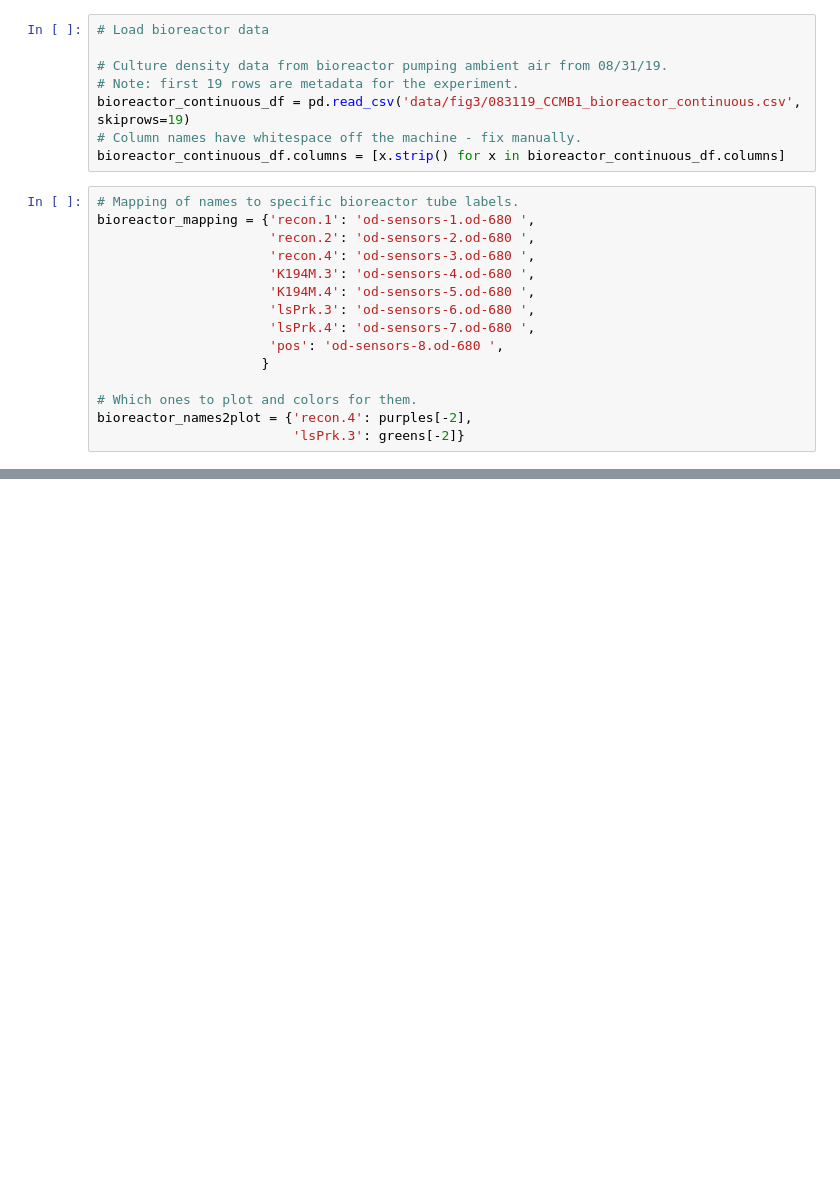
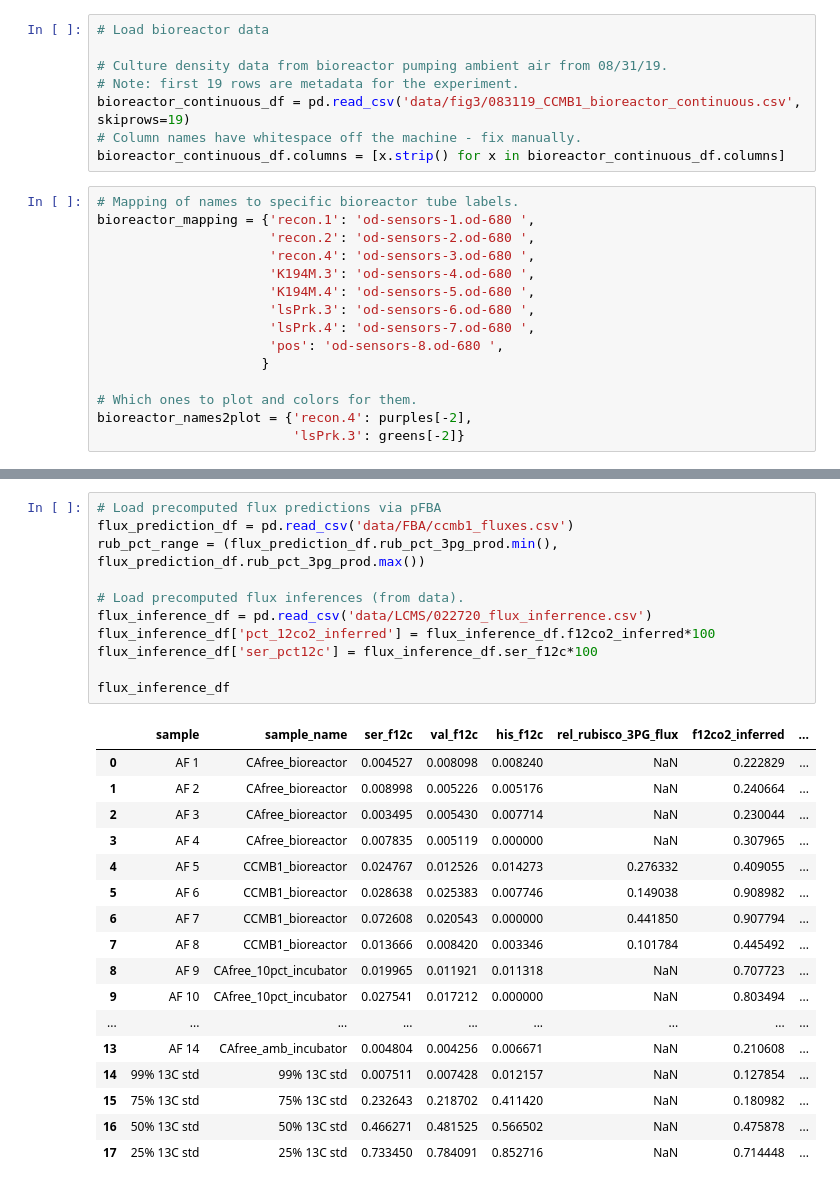
Before and after one commit to flamholz/carboxecoli, a Jupyter notebook: notebooks/Figure 3 merged.ipynb, the cells around one changed output, grey strips where cells are left out. Drawn from its saved outputs; the diff is of its cells as text; blank space fills up the shorter version.

```diff
--- a/notebooks/Figure 3 merged.ipynb
+++ b/notebooks/Figure 3 merged.ipynb
@@ -146 +50,30 @@ This is 1/48.7 of the cytosolic 12C pool
+# %%
+# Load precomputed flux predictions via pFBA
+flux_prediction_df = pd.read_csv('data/FBA/ccmb1_fluxes.csv')
+rub_pct_range = (flux_prediction_df.rub_pct_3pg_prod.min(), flux_prediction_df.rub_pct_3pg_prod.max())
+
+# Load precomputed flux inferences (from data).
+flux_inference_df = pd.read_csv('data/LCMS/022720_flux_inferrence.csv')
+flux_inference_df['pct_12co2_inferred'] = flux_inference_df.f12co2_inferred*100
+flux_inference_df['ser_pct12c'] = flux_inference_df.ser_f12c*100
+
+flux_inference_df
+# %% [output]
+|  | sample | sample_name | ser_f12c | val_f12c | his_f12c | rel_rubisco_3PG_flux | f12co2_inferred | ... |
+| 0 | AF 1 | CAfree_bioreactor | 0.004527 | 0.008098 | 0.008240 | NaN | 0.222829 | ... |
+| 1 | AF 2 | CAfree_bioreactor | 0.008998 | 0.005226 | 0.005176 | NaN | 0.240664 | ... |
+| 2 | AF 3 | CAfree_bioreactor | 0.003495 | 0.005430 | 0.007714 | NaN | 0.230044 | ... |
+| 3 | AF 4 | CAfree_bioreactor | 0.007835 | 0.005119 | 0.000000 | NaN | 0.307965 | ... |
+| 4 | AF 5 | CCMB1_bioreactor | 0.024767 | 0.012526 | 0.014273 | 0.276332 | 0.409055 | ... |
+| 5 | AF 6 | CCMB1_bioreactor | 0.028638 | 0.025383 | 0.007746 | 0.149038 | 0.908982 | ... |
+| 6 | AF 7 | CCMB1_bioreactor | 0.072608 | 0.020543 | 0.000000 | 0.441850 | 0.907794 | ... |
+| 7 | AF 8 | CCMB1_bioreactor | 0.013666 | 0.008420 | 0.003346 | 0.101784 | 0.445492 | ... |
+| 8 | AF 9 | CAfree_10pct_incubator | 0.019965 | 0.011921 | 0.011318 | NaN | 0.707723 | ... |
+| 9 | AF 10 | CAfree_10pct_incubator | 0.027541 | 0.017212 | 0.000000 | NaN | 0.803494 | ... |
+| ... | ... | ... | ... | ... | ... | ... | ... | ... |
+| 13 | AF 14 | CAfree_amb_incubator | 0.004804 | 0.004256 | 0.006671 | NaN | 0.210608 | ... |
+| 14 | 99% 13C std | 99% 13C std | 0.007511 | 0.007428 | 0.012157 | NaN | 0.127854 | ... |
+| 15 | 75% 13C std | 75% 13C std | 0.232643 | 0.218702 | 0.411420 | NaN | 0.180982 | ... |
+| 16 | 50% 13C std | 50% 13C std | 0.466271 | 0.481525 | 0.566502 | NaN | 0.475878 | ... |
+| 17 | 25% 13C std | 25% 13C std | 0.733450 | 0.784091 | 0.852716 | NaN | 0.714448 | ... |
 # %%
```
Also changed, not shown: parts of 9 cells of this notebook, 25 other files.
